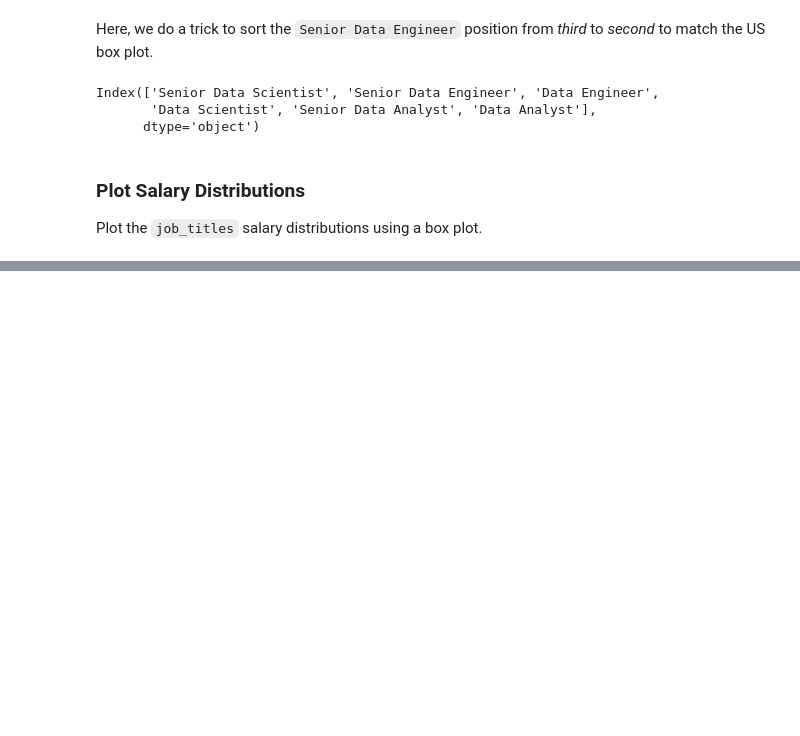
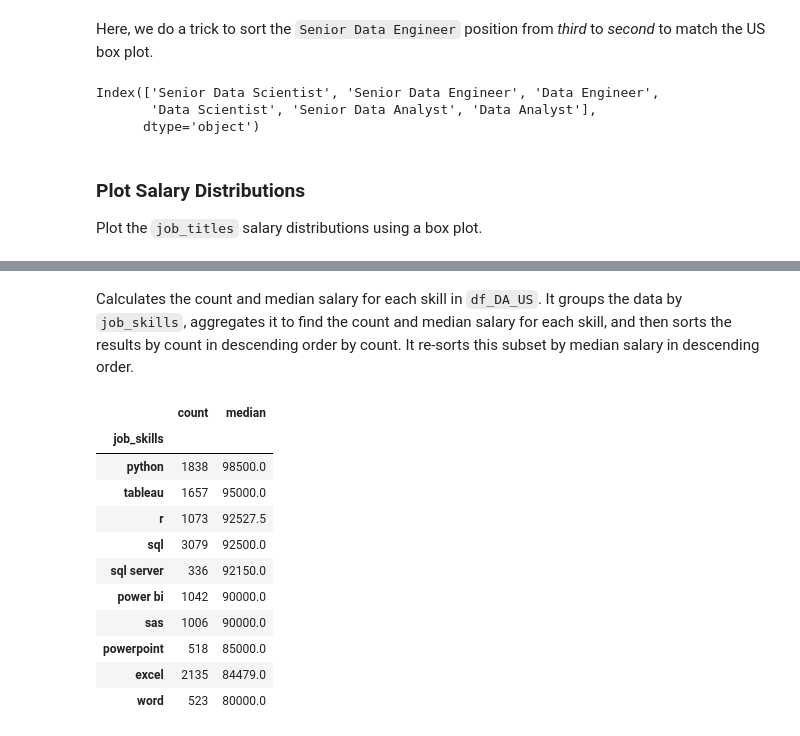
Before and after one commit to amitkr209/Python_and_R_Projects, a Jupyter notebook: 3_Project/4_Salary_Analysis.ipynb, the cells around one changed output, grey strips where cells are left out. Drawn from its saved outputs; the diff is of its cells as text; code cells hidden in the pictures; blank space fills up the shorter version.

```diff
--- a/3_Project/4_Salary_Analysis.ipynb
+++ b/3_Project/4_Salary_Analysis.ipynb
@@ -253,0 +312,21 @@ plt.show()
+# %% [markdown]
+Calculates the count and median salary for each skill in `df_DA_US`. It groups the data by `job_skills`, aggregates it to find the count and median salary for each skill, and then sorts the results by count in descending order by count. It re-sorts this subset by median salary in descending order.
+# %%
+df_DA_skills = df_DA_glo_explode.groupby('job_skills')['salary_year_avg'].agg(['count', 'median']).sort_values(by='count', ascending=False)
+
+df_DA_skills = df_DA_skills.head(10).sort_values(by='median', ascending=False)
+
+df_DA_skills
+# %% [output]
+|  | count | median |
+| job_skills |  |  |
+| python | 1838 | 98500.0 |
+| tableau | 1657 | 95000.0 |
+| r | 1073 | 92527.5 |
+| sql | 3079 | 92500.0 |
+| sql server | 336 | 92150.0 |
+| power bi | 1042 | 90000.0 |
+| sas | 1006 | 90000.0 |
+| powerpoint | 518 | 85000.0 |
+| excel | 2135 | 84479.0 |
+| word | 523 | 80000.0 |
```
Also changed, not shown: parts of 11 cells of this notebook, 1 other file.
